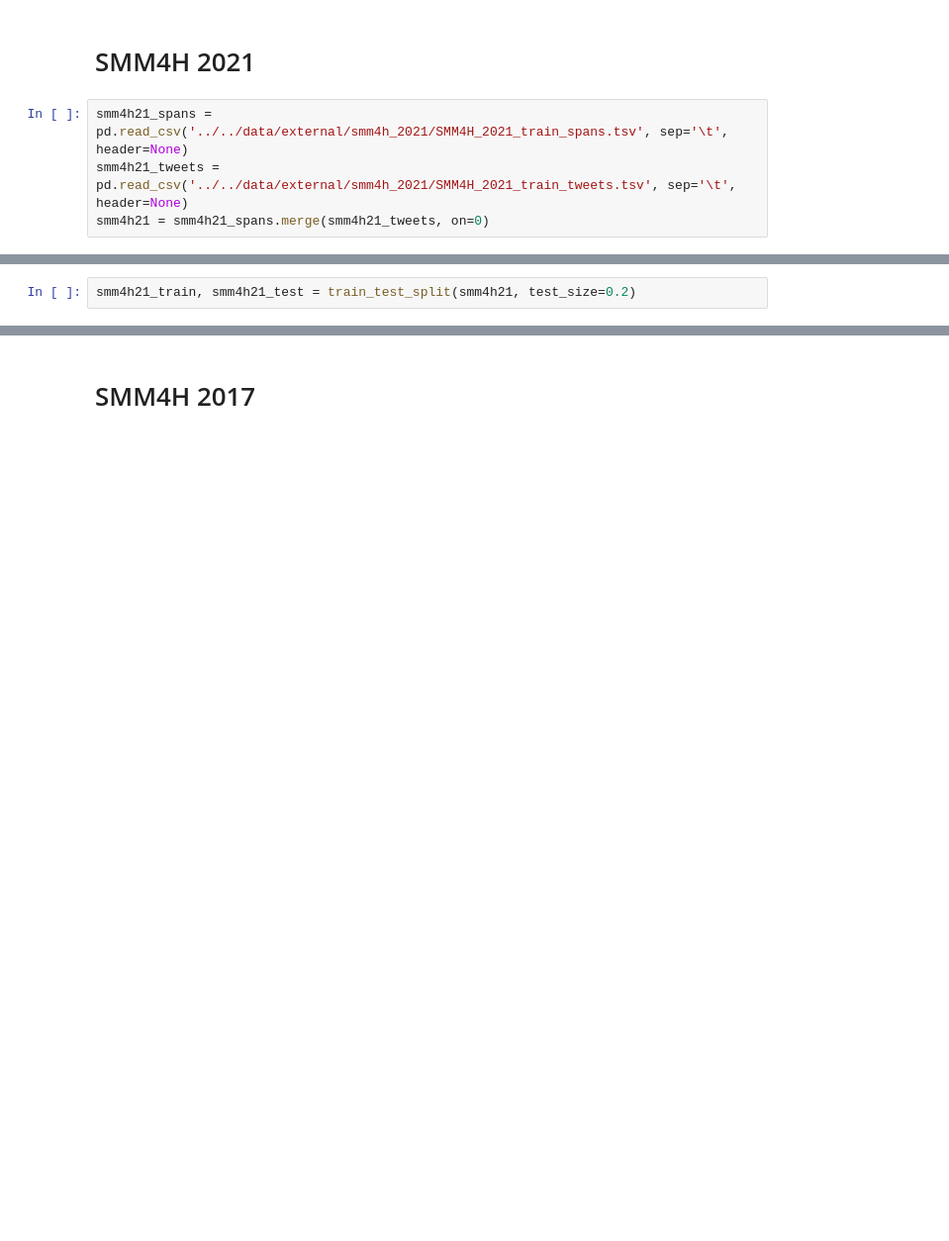
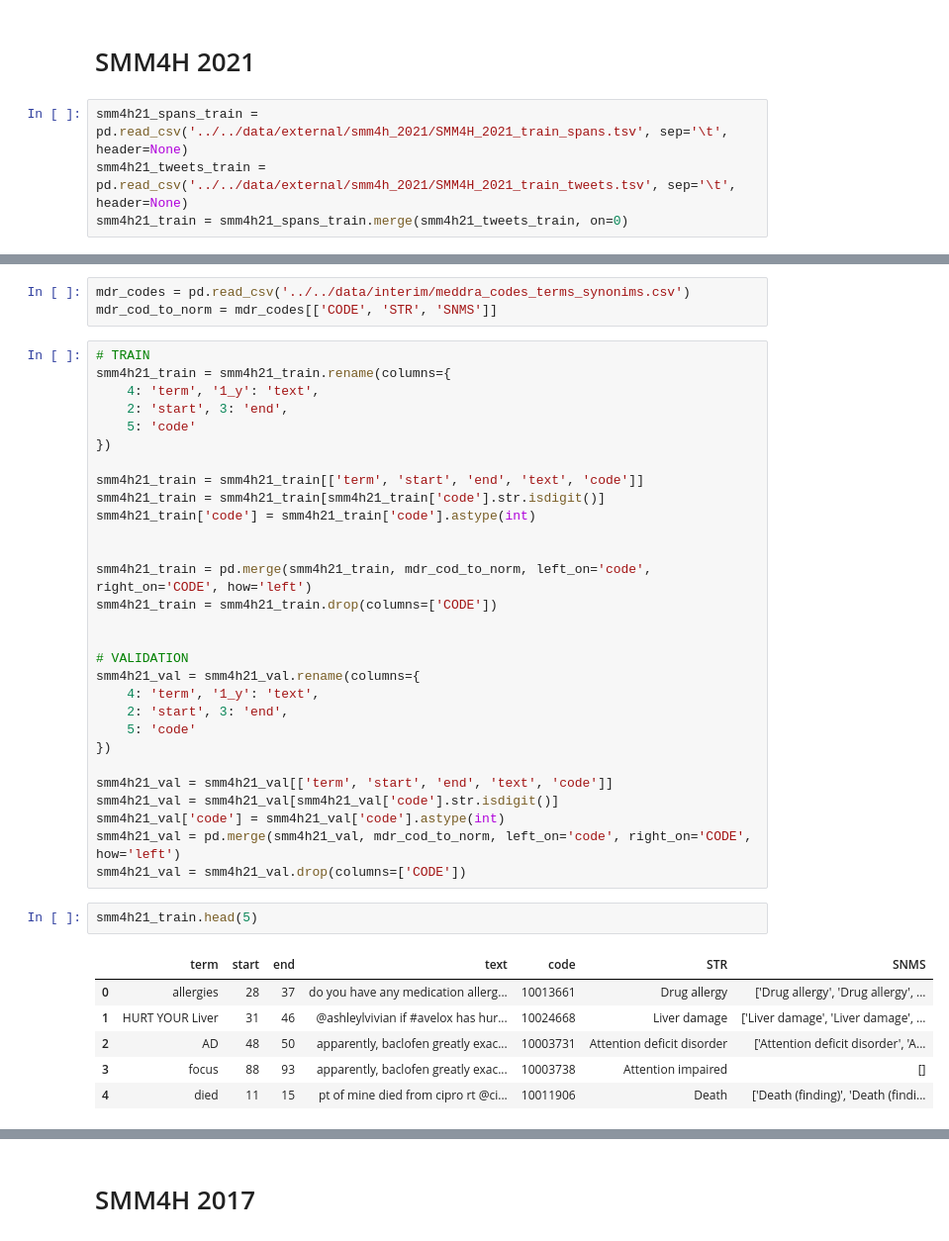
Before and after one commit to AlexKay28/MedConcNorm, a Jupyter notebook: notebooks/work_with_raw_data/get_train_test_csvs.ipynb, the cells around one changed output, grey strips where cells are left out. Shown: that part at 99% size. Saved outputs shown, nothing was run; the diff lists cells and outputs as text; blank space fills up the shorter version.

```diff
--- a/notebooks/work_with_raw_data/get_train_test_csvs.ipynb
+++ b/notebooks/work_with_raw_data/get_train_test_csvs.ipynb
@@ -11,6 +11,6 @@ pd.set_option('display.width', 1000)
 # %% [markdown]
 # SMM4H 2021
 # %%
-smm4h21_spans = pd.read_csv('../../data/external/smm4h_2021/SMM4H_2021_train_spans.tsv', sep='\t', header=None)
-smm4h21_tweets = pd.read_csv('../../data/external/smm4h_2021/SMM4H_2021_train_tweets.tsv', sep='\t', header=None)
-smm4h21 = smm4h21_spans.merge(smm4h21_tweets, on=0)
+smm4h21_spans_train = pd.read_csv('../../data/external/smm4h_2021/SMM4H_2021_train_spans.tsv', sep='\t', header=None)
+smm4h21_tweets_train = pd.read_csv('../../data/external/smm4h_2021/SMM4H_2021_train_tweets.tsv', sep='\t', header=None)
+smm4h21_train = smm4h21_spans_train.merge(smm4h21_tweets_train, on=0)
@@ -49,2 +16,0 @@ smm4h21
-# %%
-smm4h21_train, smm4h21_test = train_test_split(smm4h21, test_size=0.2)
@@ -50,0 +21,41 @@ smm4h21_train, smm4h21_test = train_test_split(smm4h21, test_size=0.2)
+# %%
+mdr_codes = pd.read_csv('../../data/interim/meddra_codes_terms_synonims.csv')
+mdr_cod_to_norm = mdr_codes[['CODE', 'STR', 'SNMS']]
+# %%
+# TRAIN
+smm4h21_train = smm4h21_train.rename(columns={
+    4: 'term', '1_y': 'text',
+    2: 'start', 3: 'end',
+    5: 'code'
+})
+
+smm4h21_train = smm4h21_train[['term', 'start', 'end', 'text', 'code']]
+smm4h21_train = smm4h21_train[smm4h21_train['code'].str.isdigit()]
+smm4h21_train['code'] = smm4h21_train['code'].astype(int)
+
+
+smm4h21_train = pd.merge(smm4h21_train, mdr_cod_to_norm, left_on='code', right_on='CODE', how='left')
+smm4h21_train = smm4h21_train.drop(columns=['CODE'])
+
+
+# VALIDATION
+smm4h21_val = smm4h21_val.rename(columns={
+    4: 'term', '1_y': 'text',
+    2: 'start', 3: 'end',
+    5: 'code'
+})
+
+smm4h21_val = smm4h21_val[['term', 'start', 'end', 'text', 'code']]
+smm4h21_val = smm4h21_val[smm4h21_val['code'].str.isdigit()]
+smm4h21_val['code'] = smm4h21_val['code'].astype(int)
+smm4h21_val = pd.merge(smm4h21_val, mdr_cod_to_norm, left_on='code', right_on='CODE', how='left')
+smm4h21_val = smm4h21_val.drop(columns=['CODE'])
+# %%
+smm4h21_train.head(5)
+# %% [output]
+|  | term | start | end | text | code | STR | SNMS |
+| 0 | allergies | 28 | 37 | do you have any medication allerg... | 10013661 | Drug allergy | ['Drug allergy', 'Drug allergy', ... |
+| 1 | HURT YOUR Liver | 31 | 46 | @ashleylvivian if #avelox has hur... | 10024668 | Liver damage | ['Liver damage', 'Liver damage', ... |
+| 2 | AD | 48 | 50 | apparently, baclofen greatly exac... | 10003731 | Attention deficit disorder | ['Attention deficit disorder', 'A... |
+| 3 | focus | 88 | 93 | apparently, baclofen greatly exac... | 10003738 | Attention impaired | [] |
+| 4 | died | 11 | 15 | pt of mine died from cipro rt @ci... | 10011906 | Death | ['Death (finding)', 'Death (findi... |
```
Also changed, not shown: parts of 4 cells of this notebook, 8 other files.
